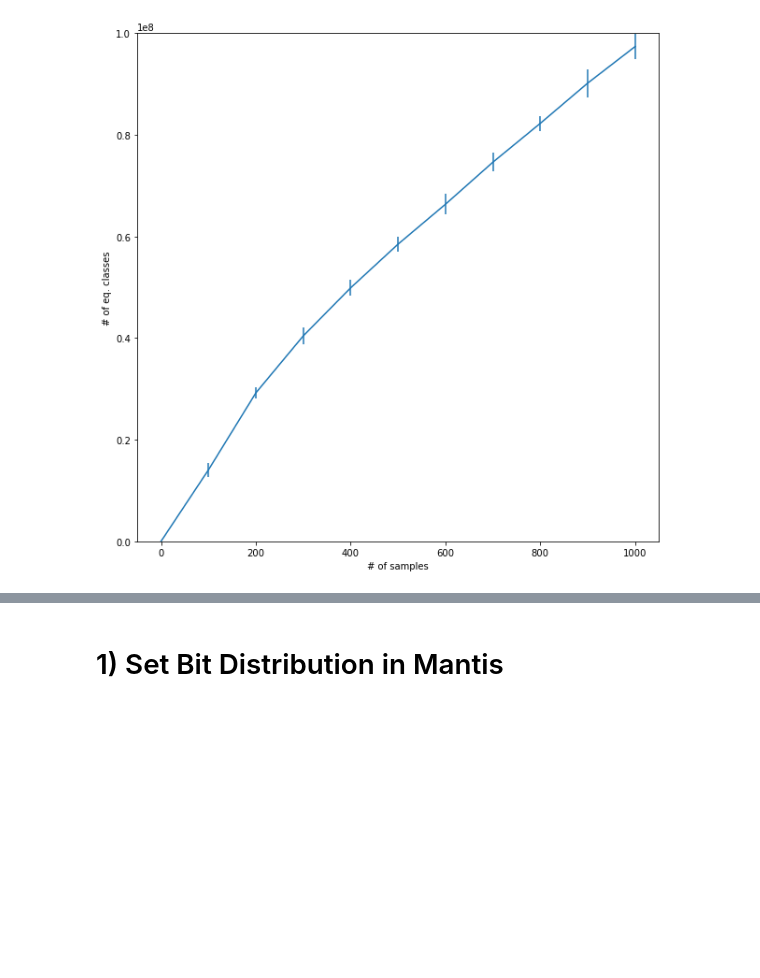
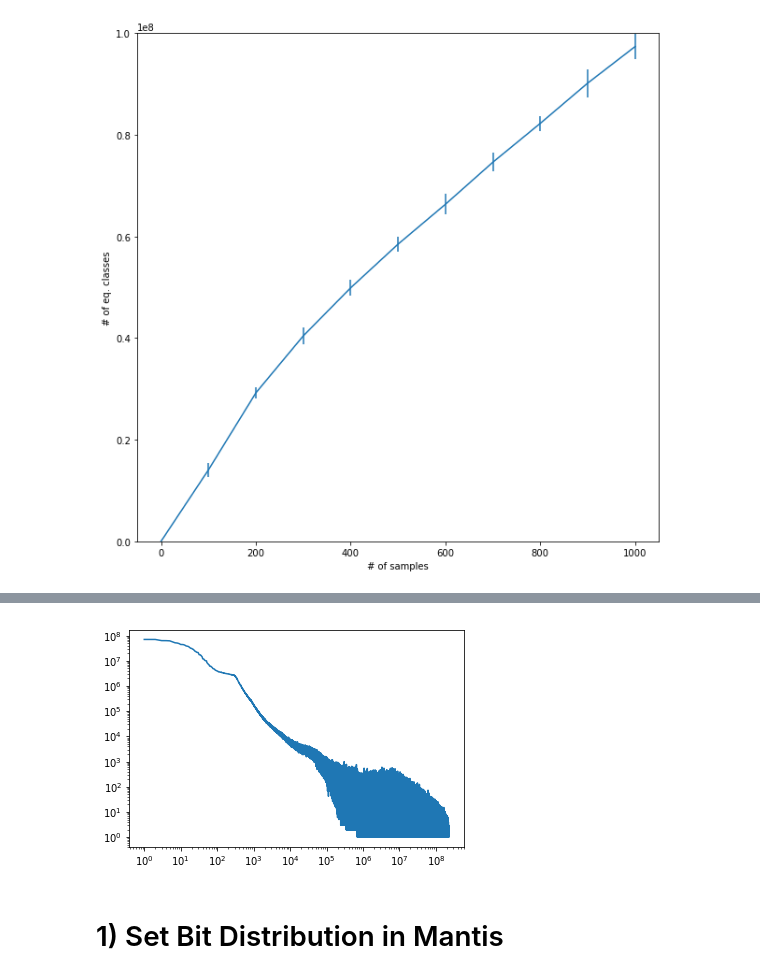
Before and after one commit to fataltes/quickNBs, a Jupyter notebook: mantis.ipynb, the cells around one changed output, grey strips where cells are left out. Drawn from its saved outputs; the diff is of its cells as text; code cells hidden in the pictures; blank space fills up the shorter version.

```diff
--- a/mantis.ipynb
+++ b/mantis.ipynb
@@ -57,0 +62,3 @@ plt.ylabel('# of eq. classes')
+# %%
+eqkmer_file = '/mnt/scratch2/cdbg_cqf/raw_exact/tmpfile_sorted'
+slope_df = pd.read_csv(eqkmer_file, header=None, sep=' ', names=['eqId', 'kmerFreq'])
@@ -57,0 +74,6 @@ plt.ylabel('# of eq. classes')
+# %%
+plt.plot(slope_df['eqId'], slope_df['kmerFreq'])
+plt.yscale('log')
+plt.xscale('log')
+# %% [output]
+[figure, added]
```
Also changed, not shown: parts of 7 cells of this notebook, 1 other file.
